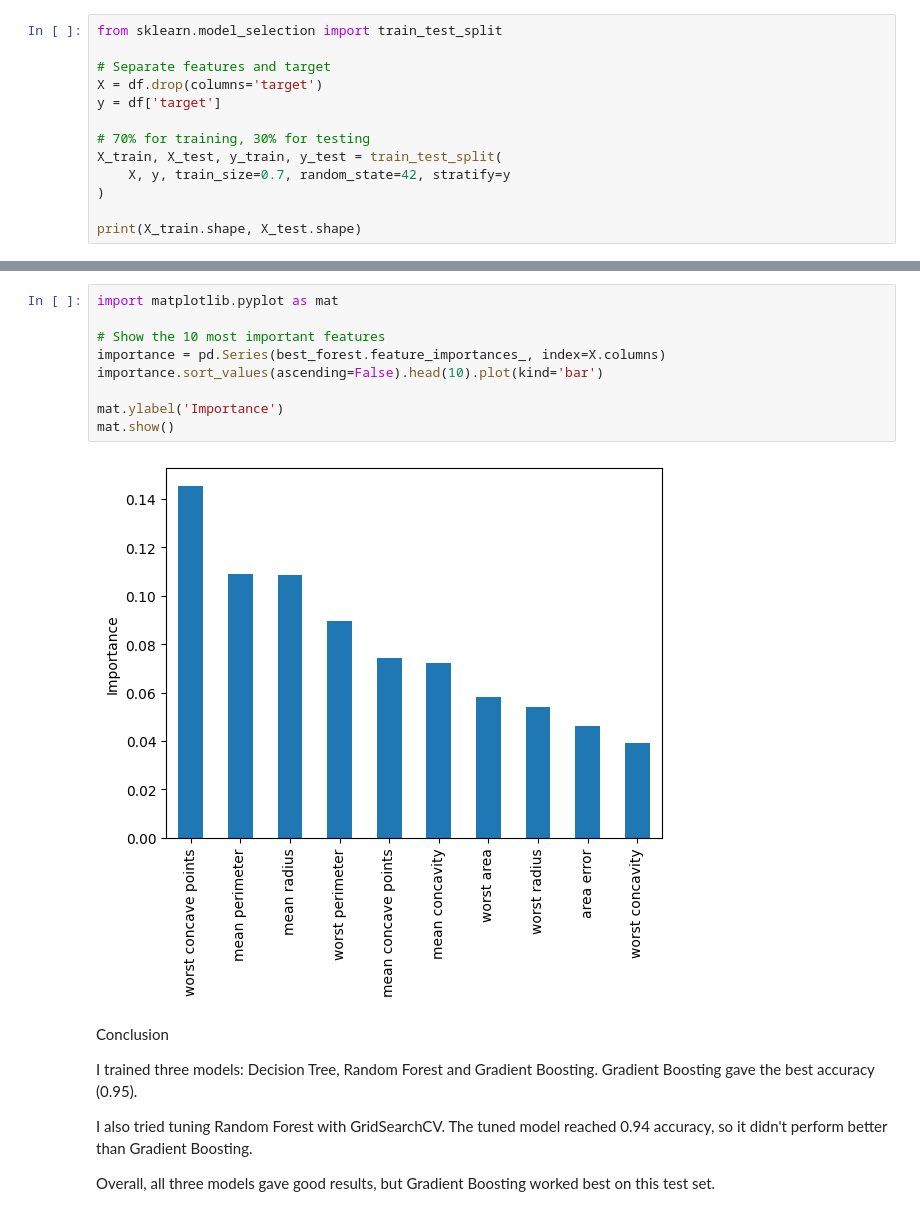
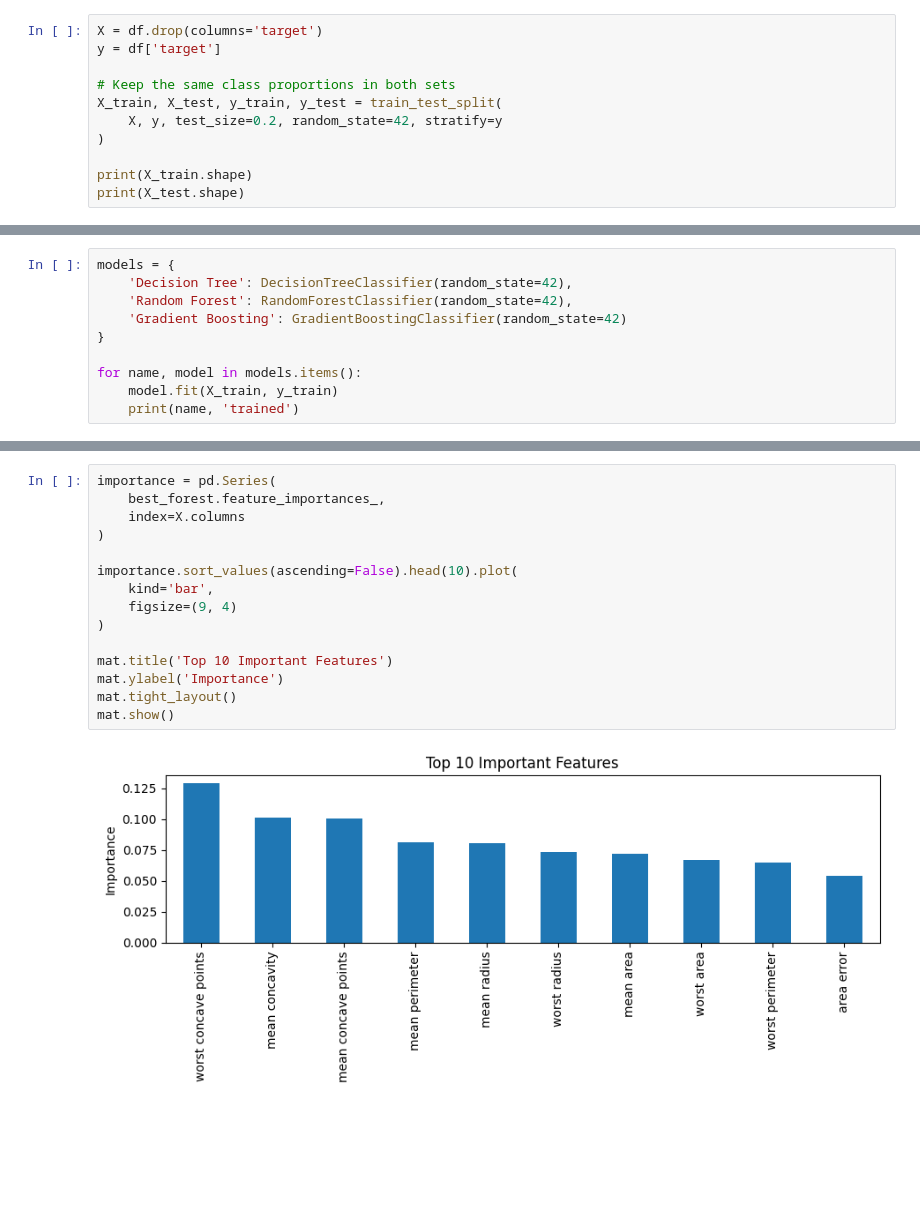
Before and after one commit to Jelisejs-accenture/Bootcamp_Accenture_JB, a Jupyter notebook: day 3/Day3 - Breast Cancer Classification.ipynb, the cells around one changed output, grey strips where cells are left out. Cells and saved outputs as stored; diff of their text form; blank space fills up the shorter version.

```diff
--- a/day 3/Day3 - Breast Cancer Classification.ipynb
+++ b/day 3/Day3 - Breast Cancer Classification.ipynb
@@ -17,16 +31,14 @@ df.head().round(2)
 | 4 | 20.29 | 14.34 | 135.10 | 1297.0 | 0.10 | 0.13 | ... |
 5 rows × 31 columns
 # %%
-from sklearn.model_selection import train_test_split
-
-# Separate features and target
 X = df.drop(columns='target')
 y = df['target']
 
-# 70% for training, 30% for testing
+# Keep the same class proportions in both sets
 X_train, X_test, y_train, y_test = train_test_split(
-    X, y, train_size=0.7, random_state=42, stratify=y
+    X, y, test_size=0.2, random_state=42, stratify=y
 )
 
-print(X_train.shape, X_test.shape)
+print(X_train.shape)
+print(X_test.shape)
 # %% [output]
@@ -33,0 +47,10 @@ print(X_train.shape, X_test.shape)
+# %%
+models = {
+    'Decision Tree': DecisionTreeClassifier(random_state=42),
+    'Random Forest': RandomForestClassifier(random_state=42),
+    'Gradient Boosting': GradientBoostingClassifier(random_state=42)
+}
+
+for name, model in models.items():
+    model.fit(X_train, y_train)
+    print(name, 'trained')
@@ -118,19 +144,17 @@ mat.show()
 # %%
-import matplotlib.pyplot as mat
+importance = pd.Series(
+    best_forest.feature_importances_,
+    index=X.columns
+)
 
-# Show the 10 most important features
-importance = pd.Series(best_forest.feature_importances_, index=X.columns)
-importance.sort_values(ascending=False).head(10).plot(kind='bar')
+importance.sort_values(ascending=False).head(10).plot(
+    kind='bar',
+    figsize=(9, 4)
+)
 
+mat.title('Top 10 Important Features')
 mat.ylabel('Importance')
+mat.tight_layout()
 mat.show()
 # %% [output]
-[figure, old version]
+[figure, new version]
-# %% [markdown]
-Conclusion
-
-I trained three models: Decision Tree, Random Forest and Gradient Boosting. Gradient Boosting gave the best accuracy (0.95).
-
-I also tried tuning Random Forest with GridSearchCV. The tuned model reached 0.94 accuracy, so it didn't perform better than Gradient Boosting.
-
-Overall, all three models gave good results, but Gradient Boosting worked best on this test set.
```
Also changed, not shown: parts of 13 cells of this notebook.
